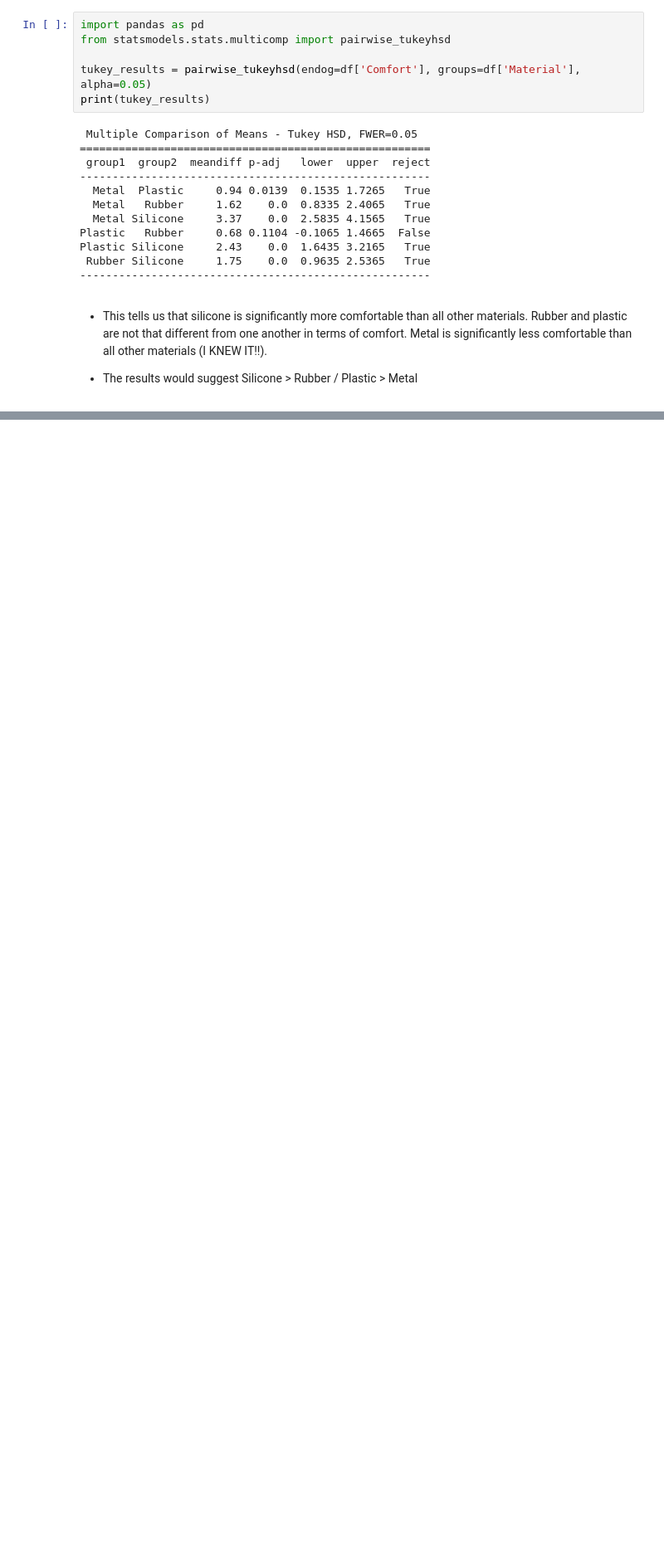
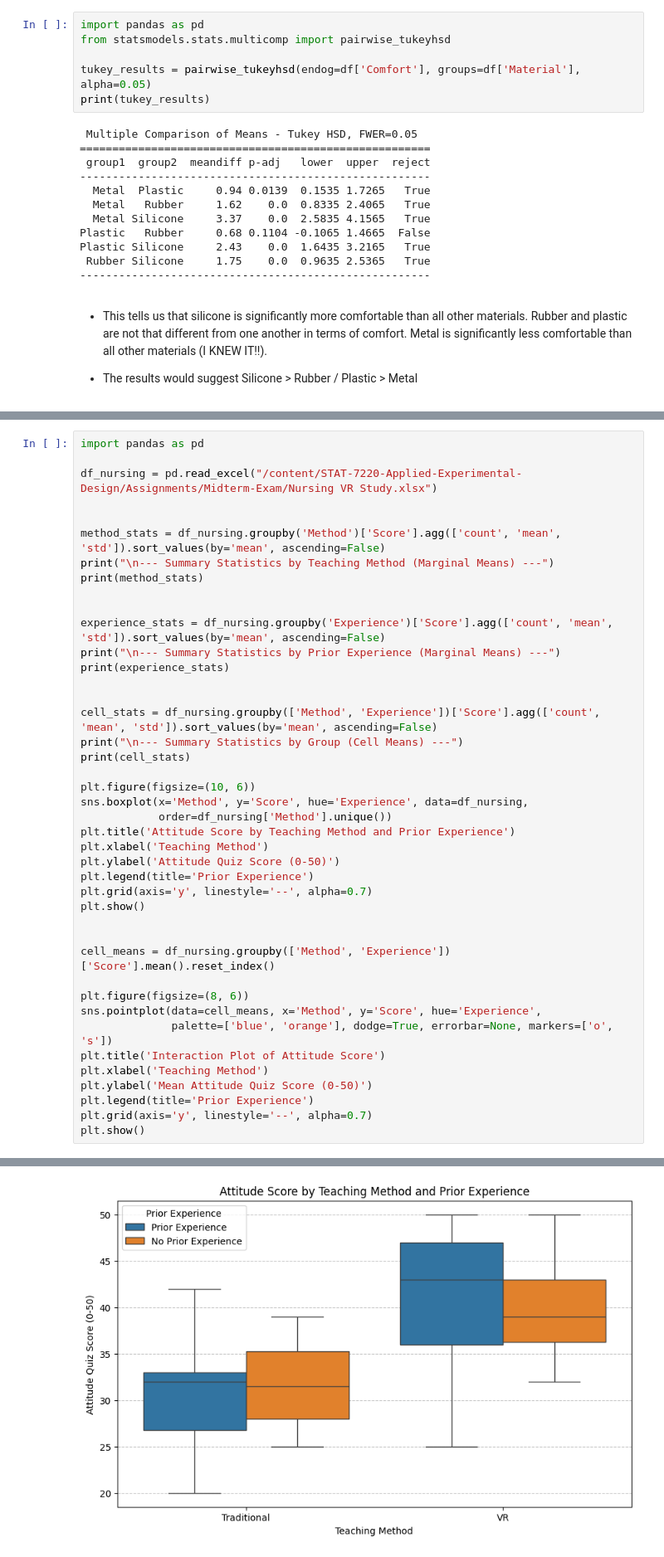
Before and after one commit to Dolson30/STAT-7220-Applied-Experimental-Design, a Jupyter notebook: Assignments/Midterm-Exam/Midterm-Exam.ipynb, the cells around one changed output, grey strips where cells are left out. Shown at 83% size. Saved outputs shown, nothing was run; the diff lists cells and outputs as text; blank space fills up the shorter version.

```diff
--- a/Assignments/Midterm-Exam/Midterm-Exam.ipynb
+++ b/Assignments/Midterm-Exam/Midterm-Exam.ipynb
@@ -271,0 +283,43 @@ Plastic Silicone     2.43    0.0  1.6435 3.2165   True
+# %%
+import pandas as pd
+
+df_nursing = pd.read_excel("/content/STAT-7220-Applied-Experimental-Design/Assignments/Midterm-Exam/Nursing VR Study.xlsx")
+
+
+method_stats = df_nursing.groupby('Method')['Score'].agg(['count', 'mean', 'std']).sort_values(by='mean', ascending=False)
+print("\n--- Summary Statistics by Teaching Method (Marginal Means) ---")
+print(method_stats)
+
+
+experience_stats = df_nursing.groupby('Experience')['Score'].agg(['count', 'mean', 'std']).sort_values(by='mean', ascending=False)
+print("\n--- Summary Statistics by Prior Experience (Marginal Means) ---")
+print(experience_stats)
+
+
+cell_stats = df_nursing.groupby(['Method', 'Experience'])['Score'].agg(['count', 'mean', 'std']).sort_values(by='mean', ascending=False)
+print("\n--- Summary Statistics by Group (Cell Means) ---")
+print(cell_stats)
+
+plt.figure(figsize=(10, 6))
+sns.boxplot(x='Method', y='Score', hue='Experience', data=df_nursing,
+            order=df_nursing['Method'].unique())
+plt.title('Attitude Score by Teaching Method and Prior Experience')
+plt.xlabel('Teaching Method')
+plt.ylabel('Attitude Quiz Score (0-50)')
+plt.legend(title='Prior Experience')
+plt.grid(axis='y', linestyle='--', alpha=0.7)
+plt.show()
+
+
+cell_means = df_nursing.groupby(['Method', 'Experience'])['Score'].mean().reset_index()
+
+plt.figure(figsize=(8, 6))
+sns.pointplot(data=cell_means, x='Method', y='Score', hue='Experience',
+              palette=['blue', 'orange'], dodge=True, errorbar=None, markers=['o', 's'])
+plt.title('Interaction Plot of Attitude Score')
+plt.xlabel('Teaching Method')
+plt.ylabel('Mean Attitude Quiz Score (0-50)')
+plt.legend(title='Prior Experience')
+plt.grid(axis='y', linestyle='--', alpha=0.7)
+plt.show()
+# %% [output]
@@ -271,0 +345 @@ Plastic Silicone     2.43    0.0  1.6435 3.2165   True
+[figure, added]
```
Also changed, not shown: parts of 12 cells of this notebook.
